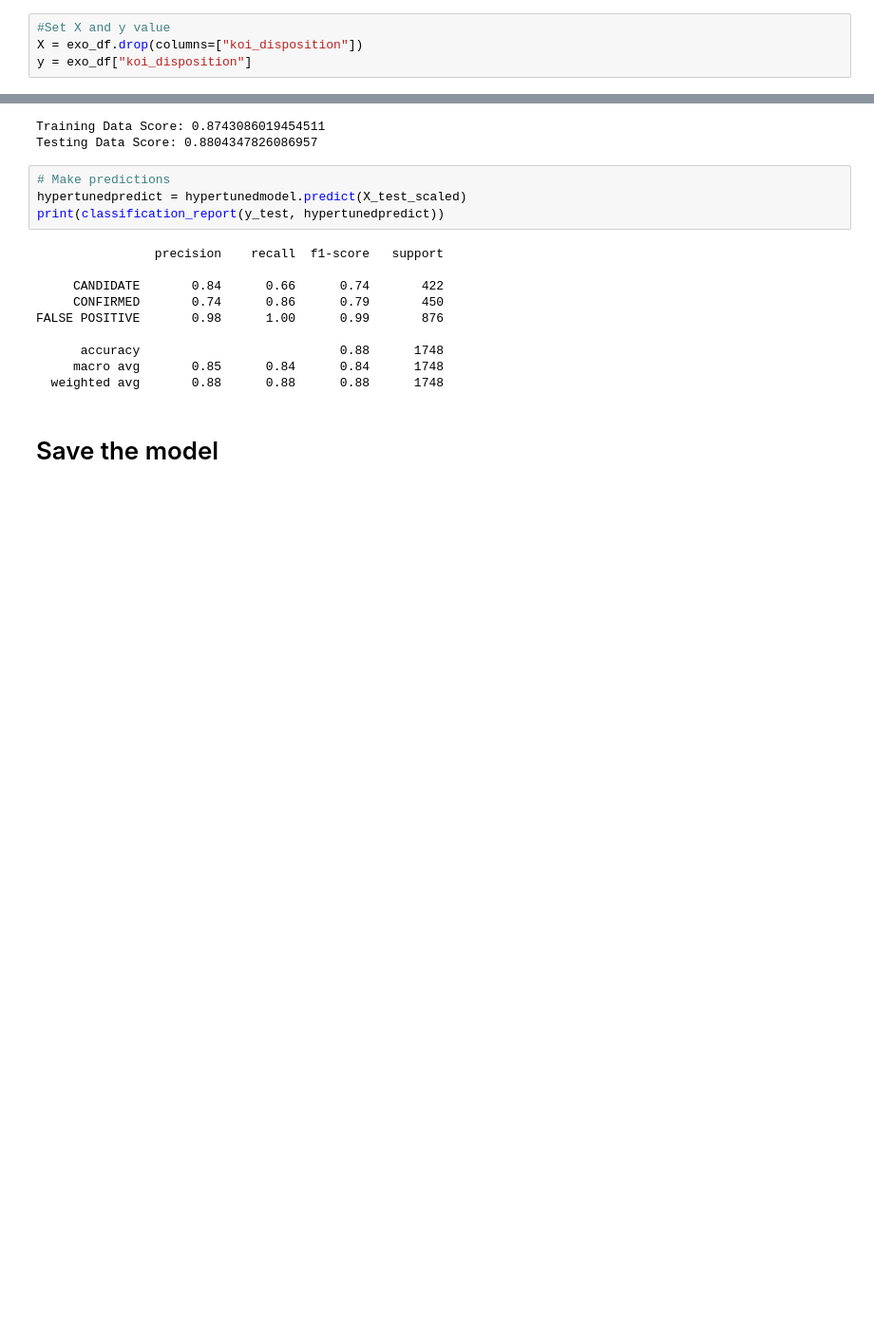
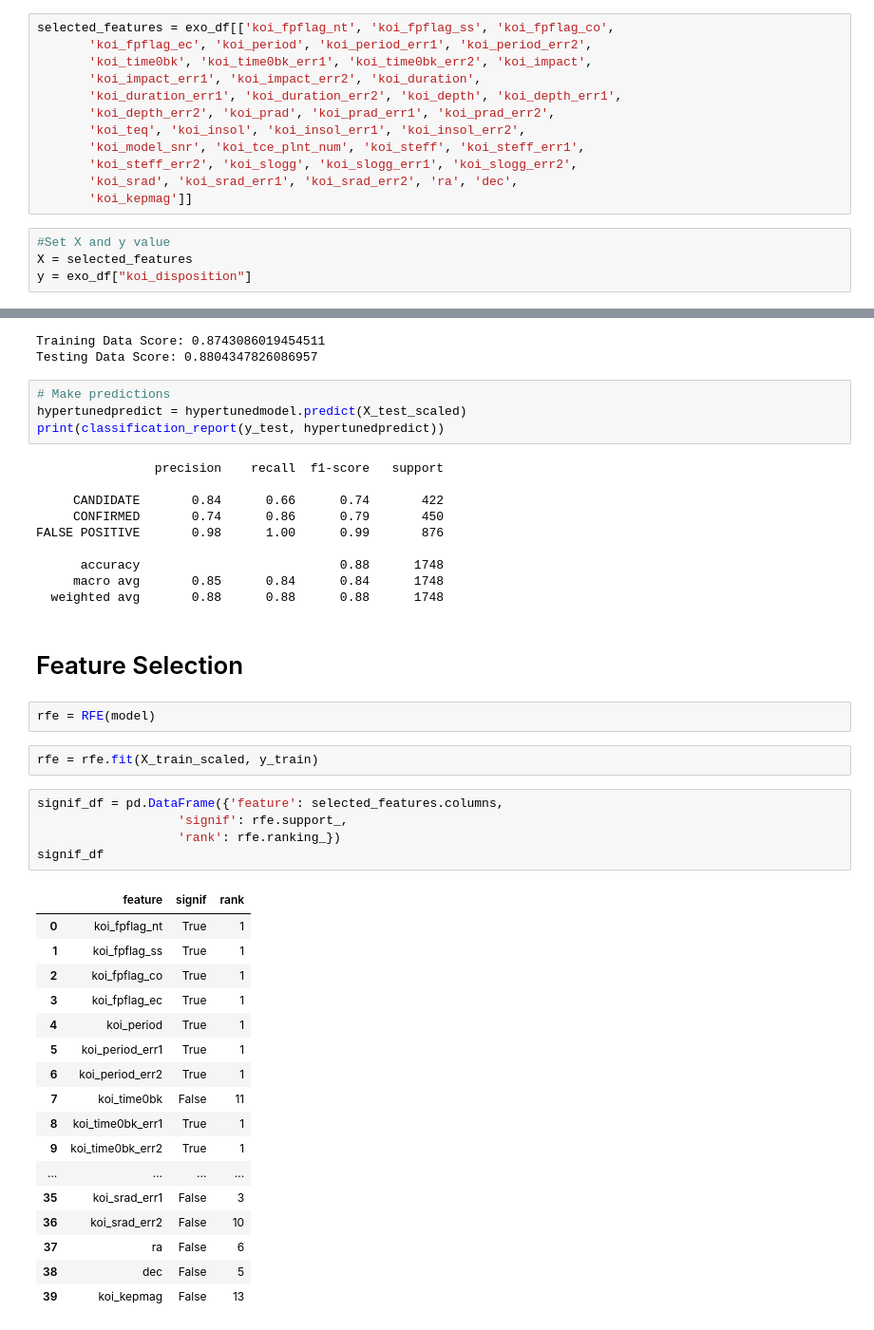
Before and after one commit to nmburns2/machine-learning-challenge, a Jupyter notebook: model_1/LogisticRegression.ipynb, the cells around one changed output, grey strips where cells are left out. Shown: that part at 95% size. Cells and saved outputs as stored; diff of their text form; blank space fills up the shorter version.

Commit message:
feature selection

```diff
--- a/model_1/LogisticRegression.ipynb
+++ b/model_1/LogisticRegression.ipynb
@@ -29,6 +45,18 @@ exo_df.head()
+# %%
+selected_features = exo_df[['koi_fpflag_nt', 'koi_fpflag_ss', 'koi_fpflag_co',
+       'koi_fpflag_ec', 'koi_period', 'koi_period_err1', 'koi_period_err2',
+       'koi_time0bk', 'koi_time0bk_err1', 'koi_time0bk_err2', 'koi_impact',
+       'koi_impact_err1', 'koi_impact_err2', 'koi_duration',
+       'koi_duration_err1', 'koi_duration_err2', 'koi_depth', 'koi_depth_err1',
+       'koi_depth_err2', 'koi_prad', 'koi_prad_err1', 'koi_prad_err2',
+       'koi_teq', 'koi_insol', 'koi_insol_err1', 'koi_insol_err2',
+       'koi_model_snr', 'koi_tce_plnt_num', 'koi_steff', 'koi_steff_err1',
+       'koi_steff_err2', 'koi_slogg', 'koi_slogg_err1', 'koi_slogg_err2',
+       'koi_srad', 'koi_srad_err1', 'koi_srad_err2', 'ra', 'dec',
+       'koi_kepmag']]
 # %%
 #Set X and y value
-X = exo_df.drop(columns=["koi_disposition"])
+X = selected_features
 y = exo_df["koi_disposition"]
 # %%
 # Create Train Test Split
@@ -210,5 +238,32 @@ FALSE POSITIVE       0.98      1.00      0.99       876
       accuracy                           0.88      1748
      macro avg       0.85      0.84      0.84      1748
   weighted avg       0.88      0.88      0.88      1748
-# %% [markdown]
-# Save the model
+# %% [markdown]
+# Feature Selection
+# %%
+rfe = RFE(model)
+# %%
+rfe = rfe.fit(X_train_scaled, y_train)
+# %%
+signif_df = pd.DataFrame({'feature': selected_features.columns,
+                   'signif': rfe.support_,
+                   'rank': rfe.ranking_})
+signif_df
+# %% [output]
+|  | feature | signif | rank |
+| 0 | koi_fpflag_nt | True | 1 |
+| 1 | koi_fpflag_ss | True | 1 |
+| 2 | koi_fpflag_co | True | 1 |
+| 3 | koi_fpflag_ec | True | 1 |
+| 4 | koi_period | True | 1 |
+| 5 | koi_period_err1 | True | 1 |
+| 6 | koi_period_err2 | True | 1 |
+| 7 | koi_time0bk | False | 11 |
+| 8 | koi_time0bk_err1 | True | 1 |
+| 9 | koi_time0bk_err2 | True | 1 |
+| ... | ... | ... | ... |
+| 35 | koi_srad_err1 | False | 3 |
+| 36 | koi_srad_err2 | False | 10 |
+| 37 | ra | False | 6 |
+| 38 | dec | False | 5 |
+| 39 | koi_kepmag | False | 13 |
```
Also changed, not shown: parts of 7 cells of this notebook.
